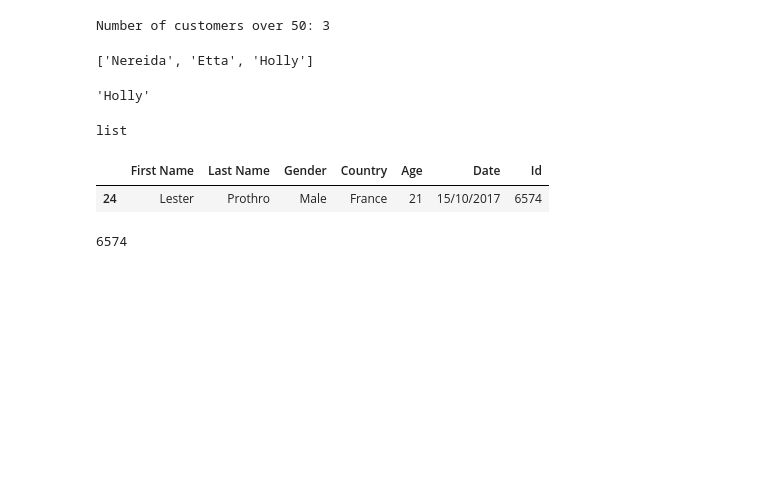
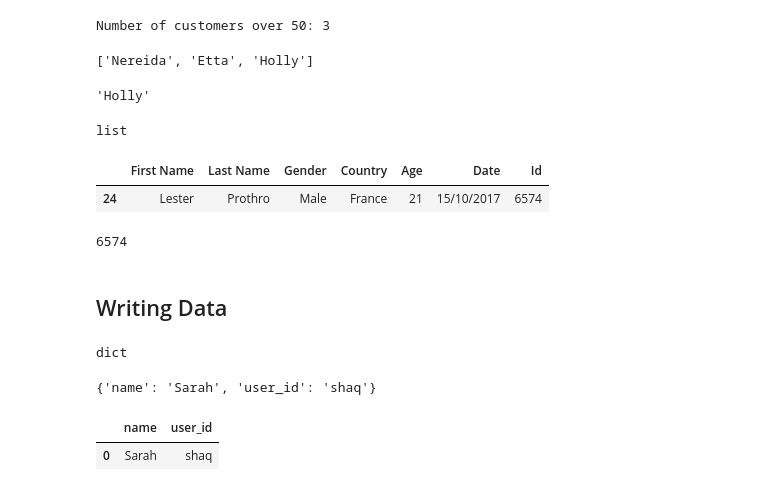
Before and after one commit to shaq31415926/python_tech_basics, a Jupyter notebook: tech_basics_two/10Lecture/notebooks/streamB-read-and-write-data.ipynb, the cells around one changed output. Drawn from its saved outputs; the diff is of its cells as text; code cells hidden in the pictures; blank space fills up the shorter version.

```diff
--- a/tech_basics_two/10Lecture/notebooks/streamB-read-and-write-data.ipynb
+++ b/tech_basics_two/10Lecture/notebooks/streamB-read-and-write-data.ipynb
@@ -186,3 +188,26 @@ sample_data[sample_data.Age == sample_data.Age.min()]
 list(sample_data[sample_data.Age == sample_data.Age.min()]["Id"])[0]
 # %% [output]
 6574
+# %% [markdown]
+## Writing Data
+# %%
+# creating a dictionary that contains the keys - name, user_id and values
+
+user_data = {"name":"Sarah",
+             "user_id":"shaq"}
+# %%
+type(user_data)
+# %% [output]
+dict
+# %%
+user_data
+# %% [output]
+{'name': 'Sarah', 'user_id': 'shaq'}
+# %%
+# convert the dictionary into a dataframe
+
+user_data_transformed = pd.DataFrame([user_data])
+user_data_transformed
+# %% [output]
+|  | name | user_id |
+| 0 | Sarah | shaq |
```
Also changed, not shown: parts of 22 cells of this notebook.
